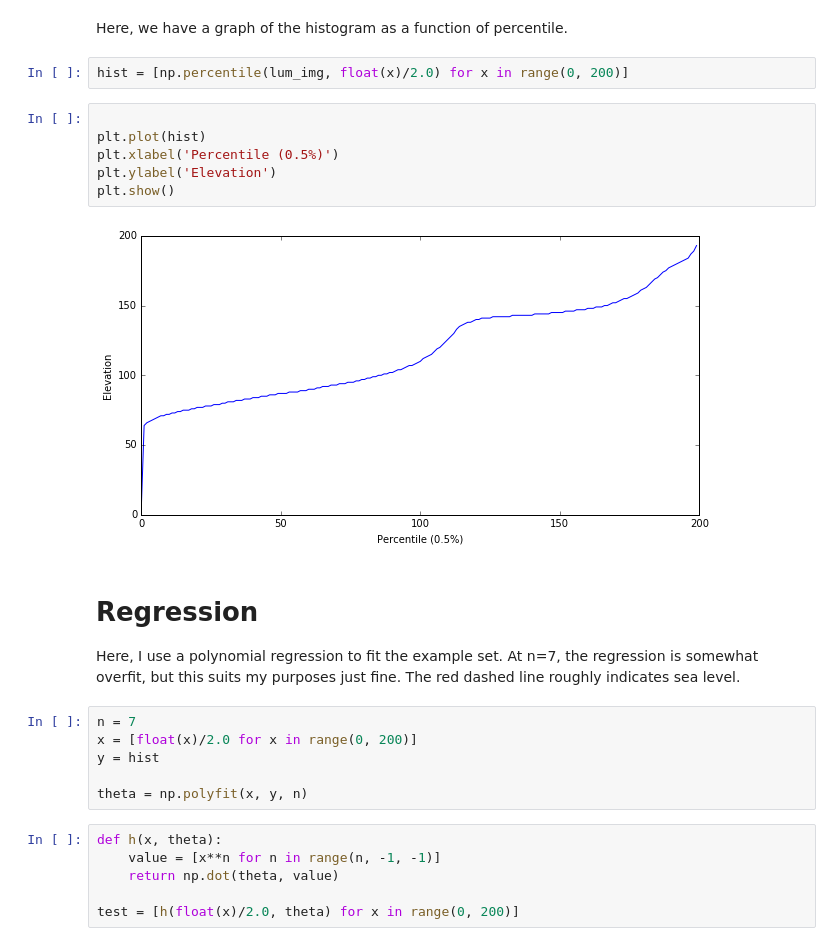
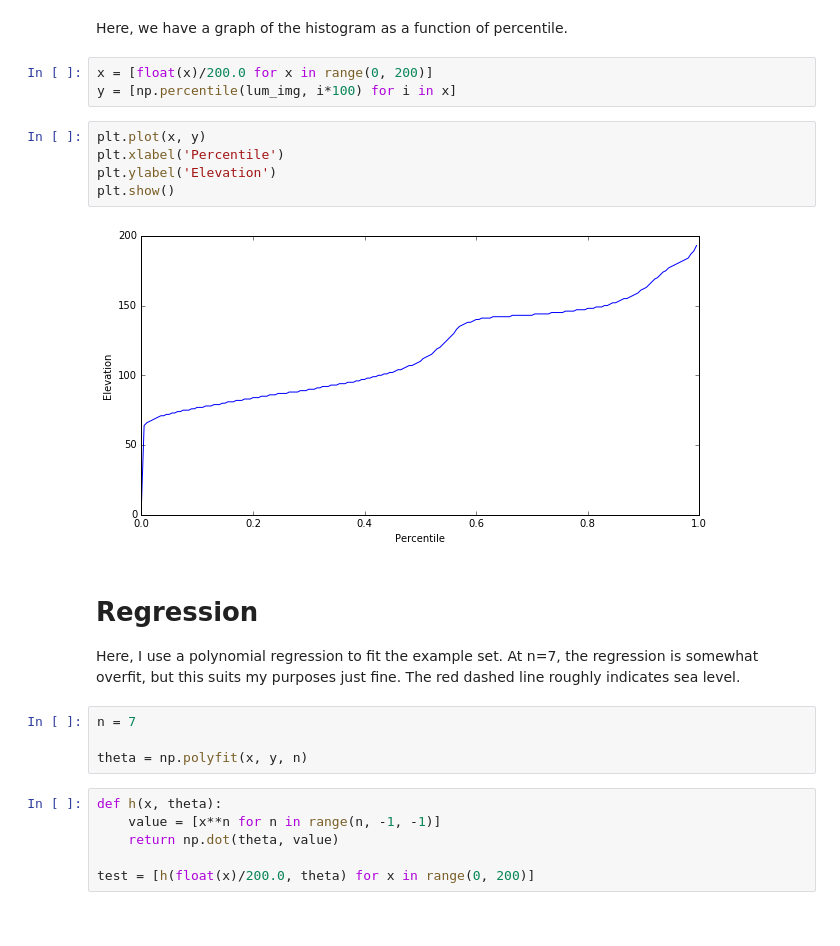
Before and after one commit to awilsoncs/earth-elevation-regression, a Jupyter notebook: Earth Elevation Regression.ipynb, the cells around one changed output. Drawn from its saved outputs; the diff is of its cells as text.

Commit message:
Fix percentile issue

```diff
--- a/Earth Elevation Regression.ipynb
+++ b/Earth Elevation Regression.ipynb
@@ -20,23 +20,21 @@ plt.colorbar()
 # %% [markdown]
 Here, we have a graph of the histogram as a function of percentile.
 # %%
-hist = [np.percentile(lum_img, float(x)/2.0) for x in range(0, 200)]
+x = [float(x)/200.0 for x in range(0, 200)]
+y = [np.percentile(lum_img, i*100) for i in x]
 # %%
-
-plt.plot(hist)
-plt.xlabel('Percentile (0.5%)')
+plt.plot(x, y)
+plt.xlabel('Percentile')
 plt.ylabel('Elevation')
 plt.show()
 # %% [output]
-[figure, old version]
+[figure, new version]
 # %% [markdown]
 # Regression
 
 Here, I use a polynomial regression to fit the example set. At n=7, the regression is somewhat overfit, but this suits my purposes just fine. The red dashed line roughly indicates sea level.
 # %%
 n = 7
-x = [float(x)/2.0 for x in range(0, 200)]
-y = hist
 
 theta = np.polyfit(x, y, n)
 # %%
@@ -44,7 +42,7 @@ def h(x, theta):
     value = [x**n for n in range(n, -1, -1)]
     return np.dot(theta, value)
 
-test = [h(float(x)/2.0, theta) for x in range(0, 200)]
+test = [h(float(x)/200.0, theta) for x in range(0, 200)]
 # %%
 plt.plot(x, test, 'b', x, [140 for _ in x], 'r--')
 plt.xlabel('Percentile (0.5%)')
```
Also changed, not shown: parts of 2 cells of this notebook.
